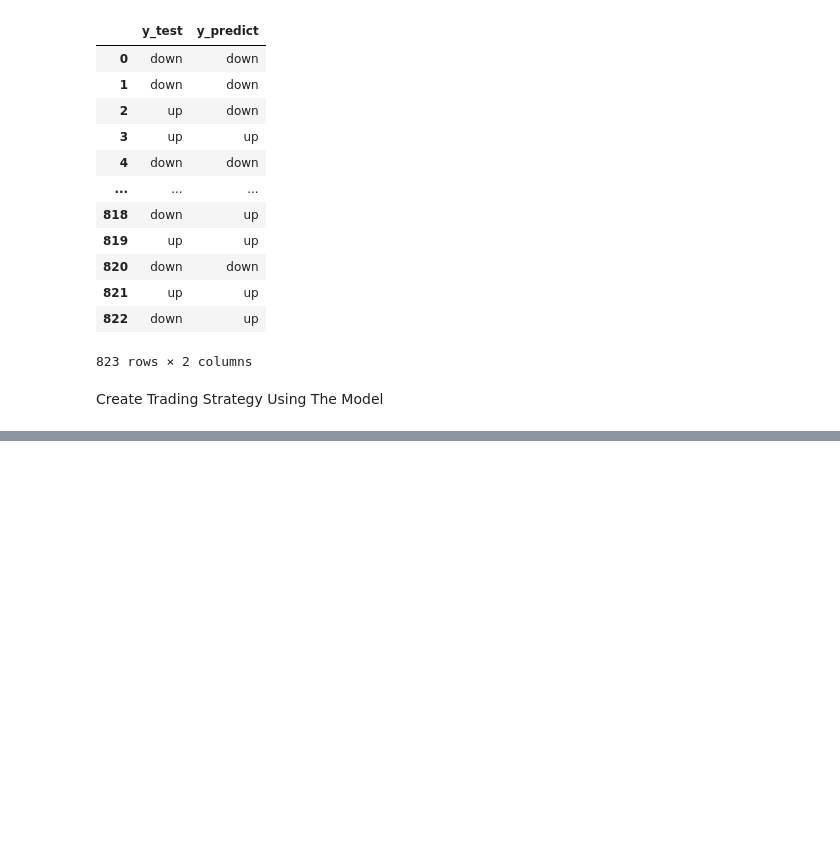
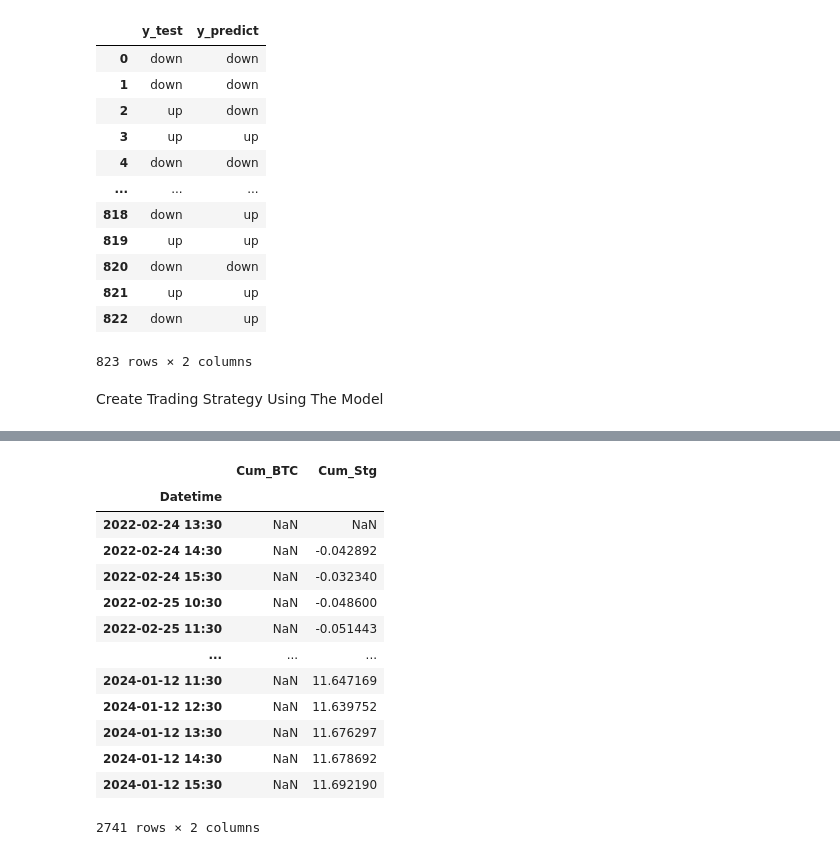
Before and after one commit to KunakornMart/DADS6003, a Jupyter notebook: ML_As2_6610422020.ipynb, the cells around one changed output, grey strips where cells are left out. Cells and saved outputs as stored; diff of their text form; code cells hidden in the pictures; blank space fills up the shorter version.

```diff
--- a/ML_As2_6610422020.ipynb
+++ b/ML_As2_6610422020.ipynb
@@ -485,0 +488,19 @@ plt.legend()
+# %%
+
+
+df_trades
+# %% [output]
+|  | Cum_BTC | Cum_Stg |
+| Datetime |  |  |
+| 2022-02-24 13:30 | NaN | NaN |
+| 2022-02-24 14:30 | NaN | -0.042892 |
+| 2022-02-24 15:30 | NaN | -0.032340 |
+| 2022-02-25 10:30 | NaN | -0.048600 |
+| 2022-02-25 11:30 | NaN | -0.051443 |
+| ... | ... | ... |
+| 2024-01-12 11:30 | NaN | 11.647169 |
+| 2024-01-12 12:30 | NaN | 11.639752 |
+| 2024-01-12 13:30 | NaN | 11.676297 |
+| 2024-01-12 14:30 | NaN | 11.678692 |
+| 2024-01-12 15:30 | NaN | 11.692190 |
+2741 rows × 2 columns
```
Also changed, not shown: parts of 6 cells of this notebook.
